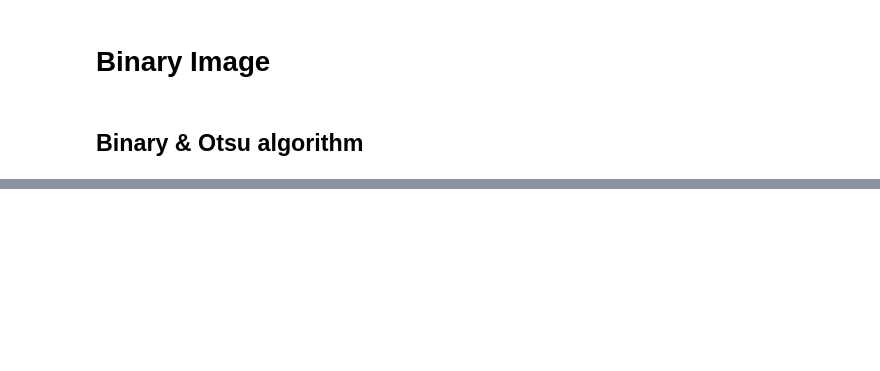
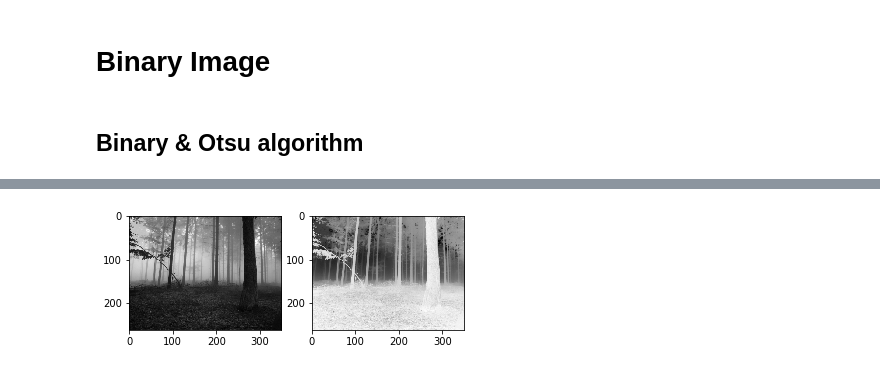
Before and after one commit to jjerry-k/learning_imageprocessing, a Jupyter notebook: Ch03.ipynb, the cells around one changed output, grey strips where cells are left out. Cells and saved outputs as stored; diff of their text form; code cells hidden in the pictures; blank space fills up the shorter version.

```diff
--- a/Ch03.ipynb
+++ b/Ch03.ipynb
@@ -41,0 +53,8 @@ def v0_t(hist_hat, t):
+# %%
+plt.subplot(121)
+plt.imshow(img, cmap='gray')
+plt.subplot(122)
+plt.imshow(color_rev(img), cmap='gray')
+plt.show()
+# %% [output]
+[figure, added]
```
Also changed, not shown: parts of 17 cells of this notebook, 2 other files.
